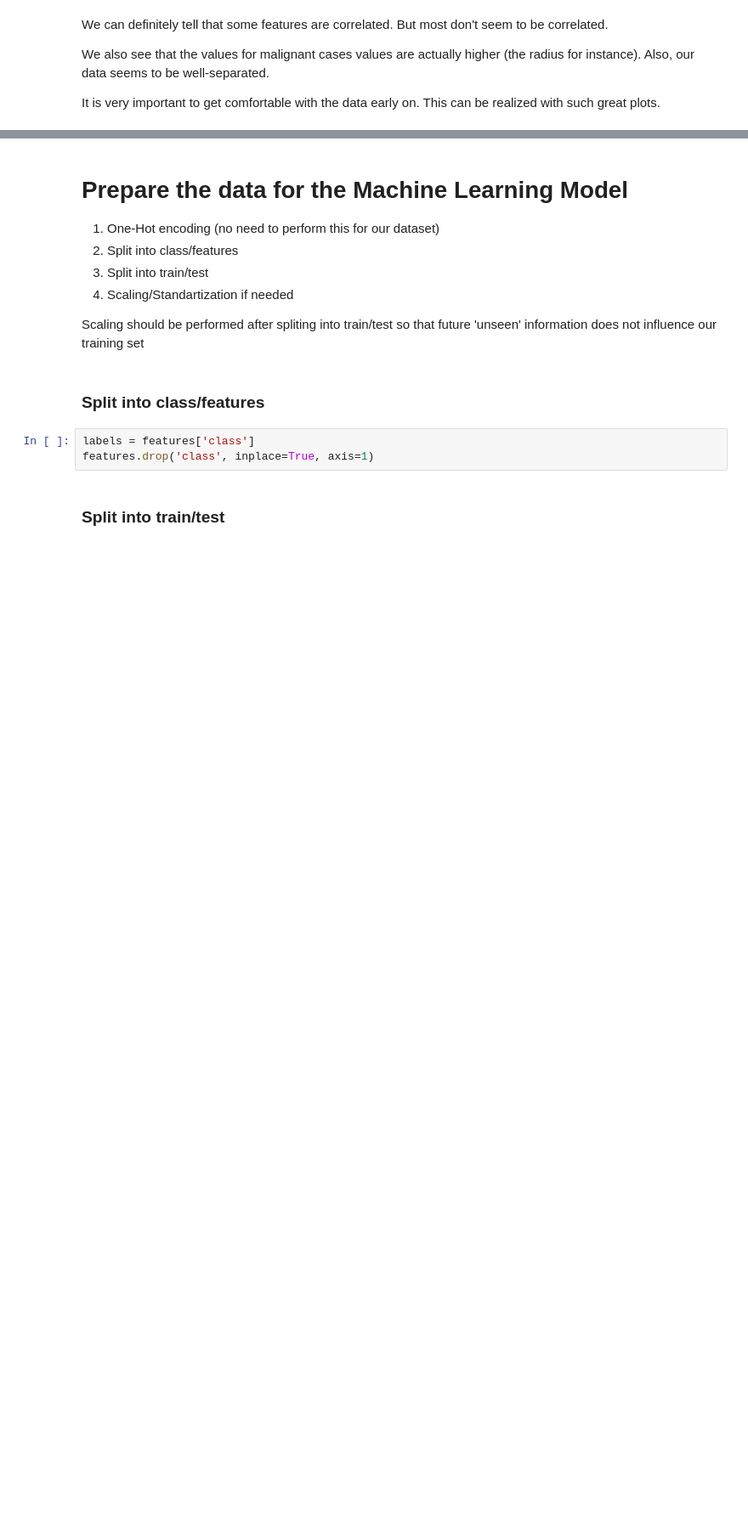
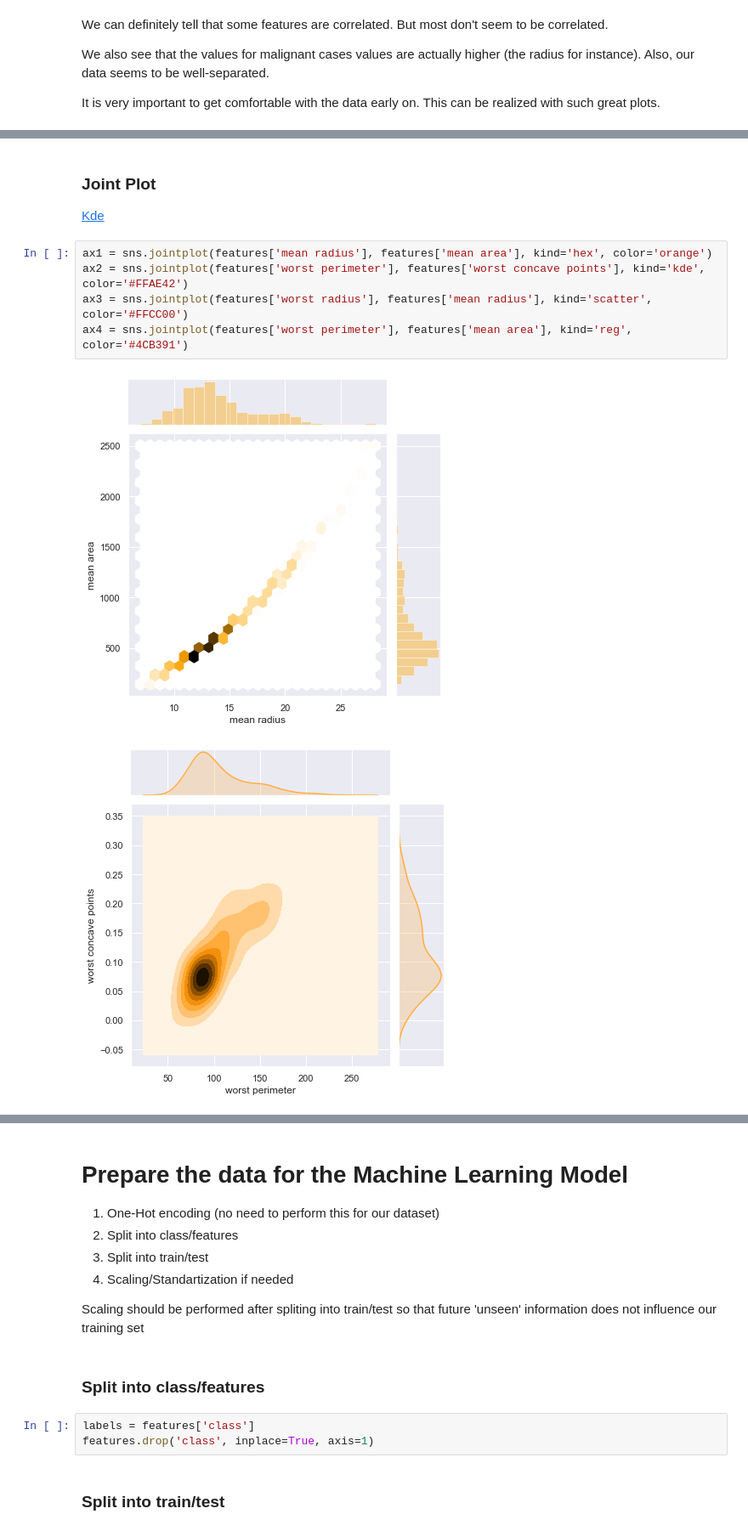
Before and after one commit to rlleshi/MachineLearning, a Jupyter notebook: Disease Predictor/Disease classification.ipynb, the cells around one changed output, grey strips where cells are left out. Shown at 85% size. Drawn from its saved outputs; the diff is of its cells as text; blank space fills up the shorter version.

Commit message:
add more plots + pca

```diff
--- a/Disease Predictor/Disease classification.ipynb
+++ b/Disease Predictor/Disease classification.ipynb
@@ -171,0 +180,12 @@ It is very important to get comfortable with the data early on. This can be real
+# %% [markdown]
+### Joint Plot
+
+[Kde](https://mathisonian.github.io/kde/)
+# %%
+ax1 = sns.jointplot(features['mean radius'], features['mean area'], kind='hex', color='orange')
+ax2 = sns.jointplot(features['worst perimeter'], features['worst concave points'], kind='kde', color='#FFAE42')
+ax3 = sns.jointplot(features['worst radius'], features['mean radius'], kind='scatter', color='#FFCC00')
+ax4 = sns.jointplot(features['worst perimeter'], features['mean area'], kind='reg', color='#4CB391')
+# %% [output]
+[figure, added]
+[figure, added]
```
Also changed, not shown: parts of 28 cells of this notebook.
